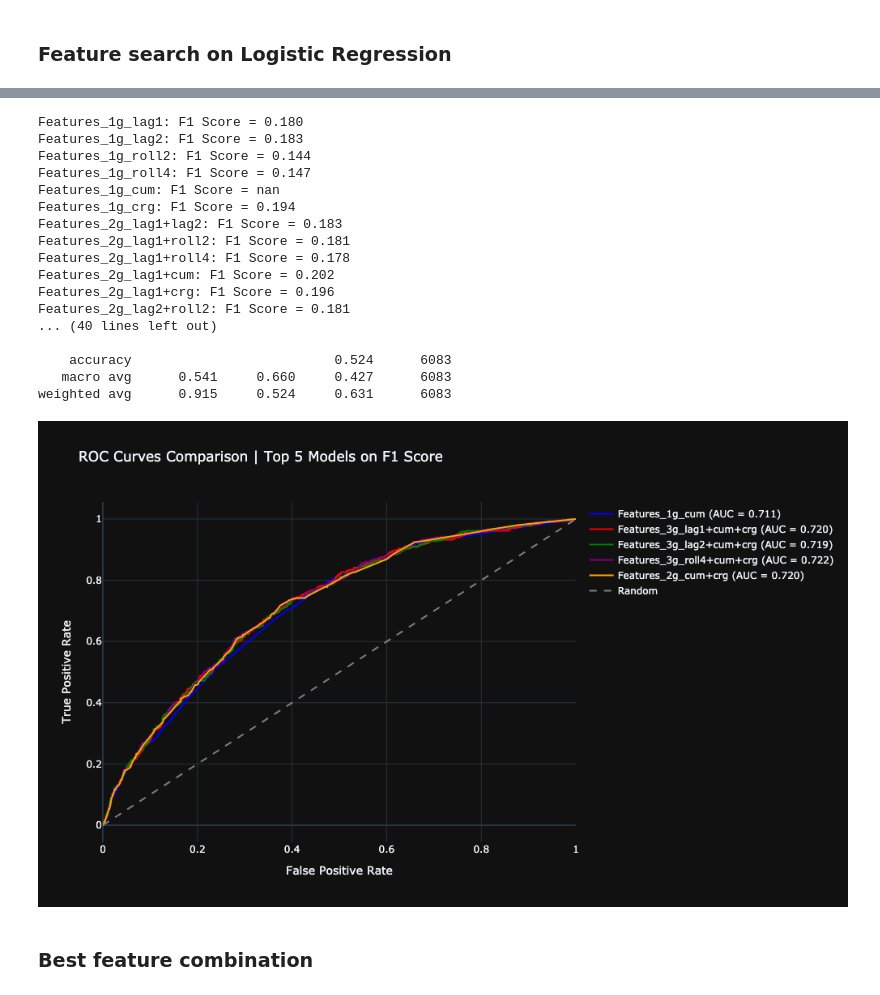
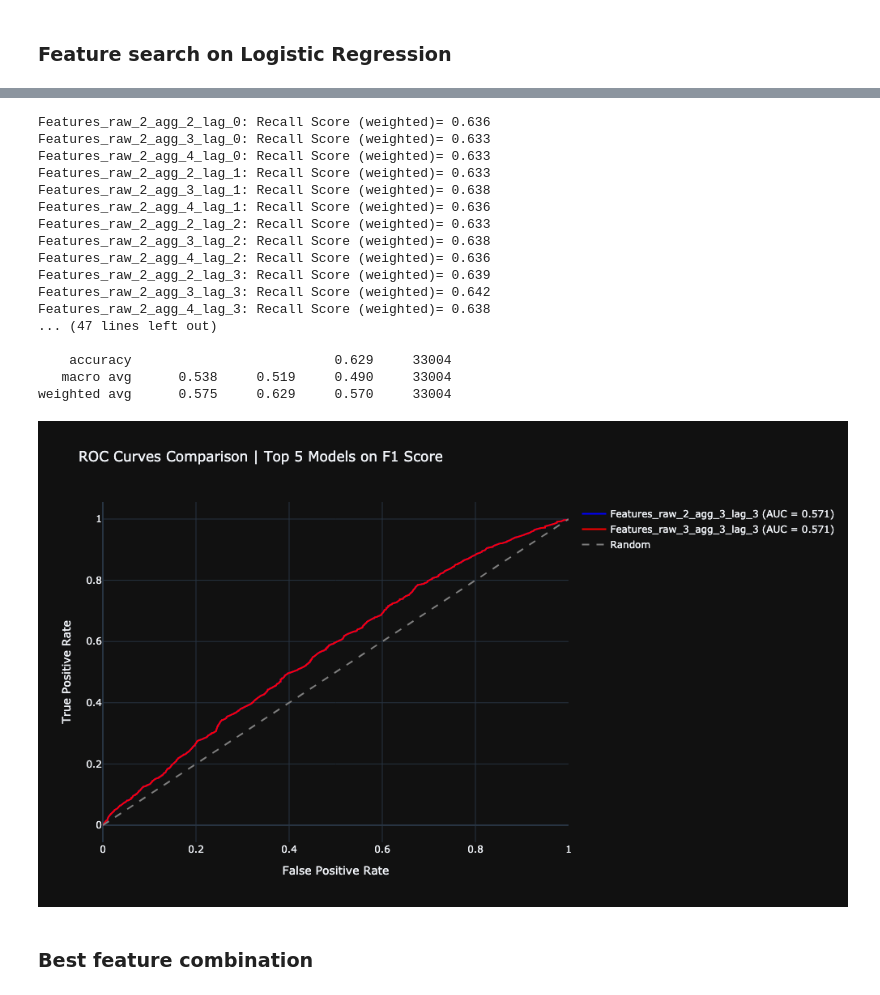
Before and after one commit to vvaibhav08/flight_delays_prediction, a Jupyter notebook: notebooks/model_exploration.ipynb, the cells around one changed output, grey strips where cells are left out. Cells and saved outputs as stored; diff of their text form; code cells hidden in the pictures.

```diff
--- a/notebooks/model_exploration.ipynb
+++ b/notebooks/model_exploration.ipynb
@@ -169,0 +155,27 @@ for name, features in feature_combinations.items():
+# %%
+feature_combinations = {}
+
+# Generate all combinations for each group with at least 2 features
+raw_combos = []
+for r in range(2, len(raw_features) + 1):
+    raw_combos.extend(itertools.combinations(raw_features, r))
+
+agg_combos = []
+for r in range(2, len(agg_features) + 1):
+    agg_combos.extend(itertools.combinations(agg_features, r))
+
+lag_combos = []
+for r in range(0, len(lag_features) + 1):
+    lag_combos.extend(itertools.combinations(lag_features, r))
+
+# Combine one combination from raw, one from agg, and one from lag
+for raw_combo in raw_combos:
+    for lag_combo in lag_combos:
+        for agg_combo in agg_combos:
+            key = f"raw_{len(raw_combo)}_agg_{len(agg_combo)}_lag_{len(lag_combo)}"
+            feature_list = list(raw_combo) + list(lag_combo) + list(agg_combo)
+            feature_combinations[key] = feature_list
+
+# Print summary
+for name, features in feature_combinations.items():
+    print(f"{name}: {[f.value for f in features]}")
@@ -176,7 +206,7 @@ def run_grid_search(X_train, y_train, features, param_grid, cv):
     grid_search = GridSearchCV(
         pipeline,
         param_grid=param_grid,
-        scoring="f1",
+        scoring="recall_weighted", #"f1",
         cv=cv,
         n_jobs=-1
     )
@@ -195,6 +225,7 @@ def compare_feature_sets(df_train, df_test, feature_combinations, param_grid):
         y_train = df_train[TARGET]
         X_test  = df_test[features_selected]
         y_test  = df_test[TARGET]
+        X_test = X_test.reindex(columns=X_train.columns)
 
         best_model, best_score, best_params = run_grid_search(X_train, y_train, features_selected, param_grid, cv)
         results.append({
@@ -205,7 +236,7 @@ def compare_feature_sets(df_train, df_test, feature_combinations, param_grid):
             "features": features_selected,
             "best_params": best_params,
         })
-        print(f"Features_{feature_kind}: F1 Score = {best_score:.3f}")
+        print(f"Features_{feature_kind}: Recall Score (weighted)= {best_score:.3f}")
 
     # Sort by score and take top 5
     top_5_models = sorted(results, key=lambda x: x["score"], reverse=True)[:5]
@@ -214,53 +245,53 @@ def compare_feature_sets(df_train, df_test, feature_combinations, param_grid):
     model_predictions = {
         model["name"]: model["predictions"]
         for model in top_5_models
     }
 
     # Plot the confusion matrix and print params, features for the best model out of the top 5
     best_model = top_5_models[0]
     print("Best Model Parameters:", best_model["best_params"])
     print("Best Model Features:", [f.value for f in best_model["features"]])
     # Confusion Matrix
     cm = confusion_matrix(y_test, best_model["predicted_labels"])
     cm_df = pd.DataFrame(cm, index=["Actual Negative", "Actual Positive"], columns=["Predicted Negative", "Predicted Positive"])
     print("=== Confusion Matrix (Test) ===")
     print(cm_df)
     print("=== Classification Report (Test) ===")
     print(classification_report(y_test, best_model["predicted_labels"], digits=3))
 
     return plot_roc_curves(y_test, model_predictions, title="ROC Curves Comparison | Top 5 Models on F1 Score")
 
 # Usage
 param_grid_lr = {
-    "outlier_clip__factor": [7, 10.0, 15],
-    "lr__C": [0.01, 0.1, 1, 10]
+    "outlier_clip__factor": [3, 5.0, 7],
+    "lr__C": [0.001, 0.01, 0.1, 1]
 }
 
 fig = compare_feature_sets(
-    df_train, df_test,
+    train_df, test_df,
     feature_combinations=feature_combinations,
     param_grid=param_grid_lr
 )
 fig.show()
 # %% [output]
-Features_1g_lag1: F1 Score = 0.180
-Features_1g_lag2: F1 Score = 0.183
-Features_1g_roll2: F1 Score = 0.144
-Features_1g_roll4: F1 Score = 0.147
-Features_1g_cum: F1 Score = nan
-Features_1g_crg: F1 Score = 0.194
-Features_2g_lag1+lag2: F1 Score = 0.183
-Features_2g_lag1+roll2: F1 Score = 0.181
-Features_2g_lag1+roll4: F1 Score = 0.178
-Features_2g_lag1+cum: F1 Score = 0.202
-Features_2g_lag1+crg: F1 Score = 0.196
-Features_2g_lag2+roll2: F1 Score = 0.181
-... (40 lines left out)
+Features_raw_2_agg_2_lag_0: Recall Score (weighted)= 0.636
+Features_raw_2_agg_3_lag_0: Recall Score (weighted)= 0.633
+Features_raw_2_agg_4_lag_0: Recall Score (weighted)= 0.633
+Features_raw_2_agg_2_lag_1: Recall Score (weighted)= 0.633
+Features_raw_2_agg_3_lag_1: Recall Score (weighted)= 0.638
+Features_raw_2_agg_4_lag_1: Recall Score (weighted)= 0.636
+Features_raw_2_agg_2_lag_2: Recall Score (weighted)= 0.633
+Features_raw_2_agg_3_lag_2: Recall Score (weighted)= 0.638
+Features_raw_2_agg_4_lag_2: Recall Score (weighted)= 0.636
+Features_raw_2_agg_2_lag_3: Recall Score (weighted)= 0.639
+Features_raw_2_agg_3_lag_3: Recall Score (weighted)= 0.642
+Features_raw_2_agg_4_lag_3: Recall Score (weighted)= 0.638
+... (47 lines left out)
 
-    accuracy                          0.524      6083
-   macro avg      0.541     0.660     0.427      6083
-weighted avg      0.915     0.524     0.631      6083
+    accuracy                          0.629     33004
+   macro avg      0.538     0.519     0.490     33004
+weighted avg      0.575     0.629     0.570     33004
-[figure, old version]
+[figure, new version]
 # %% [markdown]
 ### Best feature combination
 # %%
```
Also changed, not shown: parts of 26 cells of this notebook, 9 other files.
